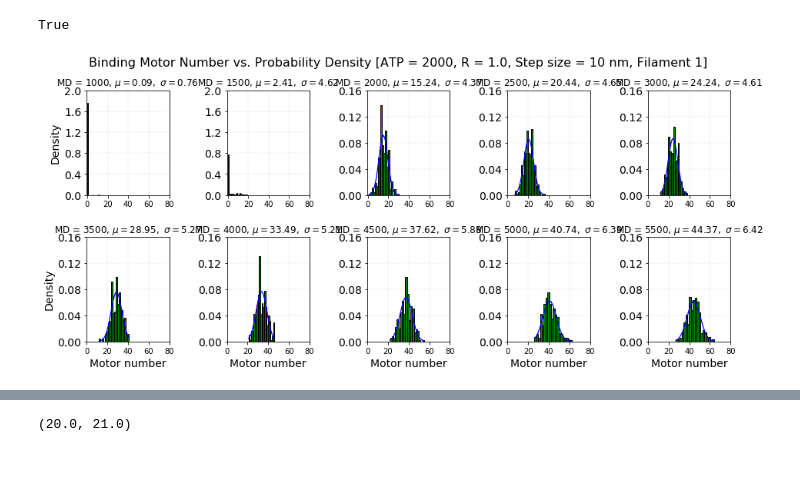
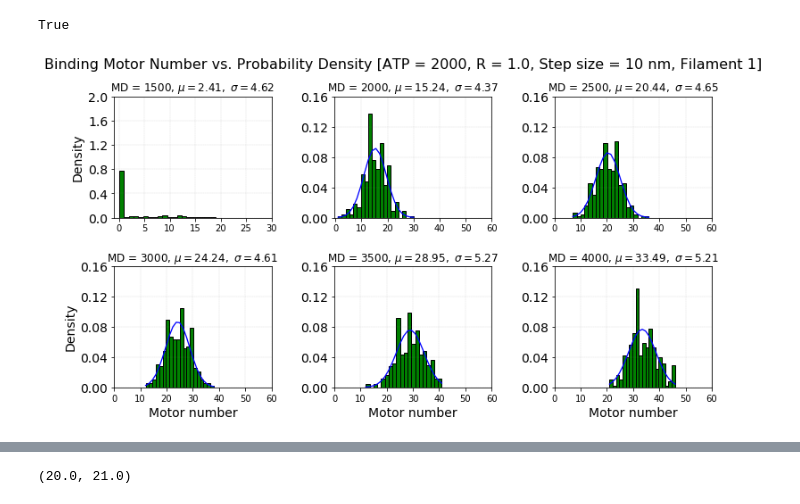
Before and after one commit to SamMachariaPhD/simulate201819, a Jupyter notebook: motorDensity.ipynb, the cells around one changed output, grey strips where cells are left out. Cells and saved outputs as stored; diff of their text form; code cells hidden in the pictures; blank space fills up the shorter version.

```diff
--- a/motorDensity.ipynb
+++ b/motorDensity.ipynb
@@ -185,42 +185,45 @@ np.array_equal(bm873, df)
 # %% [output]
 True
 # %%
-plt.figure(figsize=(15,6))
+plt.figure(figsize=(12,6))
 plt.axis('tight')
 plt.suptitle('Binding Motor Number vs. Probability Density [ATP = 2000, R = 1.0, Step size = 10 nm, Filament 1]', fontsize=16)
 
-plt.subplots_adjust(wspace=0.7)
+plt.subplots_adjust(wspace=0.4)
 plt.subplots_adjust(hspace=0.4)
 plt.axes().set_aspect('equal')
 
-byn = 20; md = 1000
+byn = 20; md = 1500
 
 
 #(mu,sigma)=norm.fit(df6)
 #n,bins,patches = plt.hist(df6,byn, density=True, alpha=1,histtype='bar',ec='black',color='green')
 #plt.plot(bins,1/(sigma*np.sqrt(2*np.pi))*np.exp(-(bins-mu)**2/(2*sigma**2)),'b-',lw=1.3)
 
 
-for i in range(1,11):
-    plt.subplot(2,5,i)
+for i in range(2,8):
+    plt.subplot(2,3,i-1)
     (mu,sigma)=norm.fit(bm873[i])
     n,bins,patches = plt.hist(bm873[i],byn, density=True, alpha=1,histtype='bar',ec='black',color='green')
     #(mu,sigma)=(np.round(bm873[i].mean(),0), np.round(np.std(bm873[i]),0))
     #plt.hist(bm873[i],byn, density=True, alpha=1,histtype='bar',ec='black',color='green')
     plt.title(r'MD = %d, $\mu=%.2f,\ \sigma=%.2f$' %(md, mu, sigma))
     plt.grid(color='gray',which='both',linestyle=':',linewidth=0.25)
     if i>2:
         plt.plot(bins,1/(sigma*np.sqrt(2*np.pi))*np.exp(-(bins-mu)**2/(2*sigma**2)),'b-',lw=1.3)
         plt.yticks(np.arange(0,0.17,step=0.04), fontsize=14)
-        plt.xticks(np.arange(0,81,step=20))
-    elif i<3:
+        plt.xticks(np.arange(0,61,step=10))
+    elif i<3 and i>0:
         plt.yticks(np.arange(0,2.1,step=0.4), fontsize=14)
-        plt.xticks(np.arange(0,81,step=20))
-    if i==1 or i==6:
+        plt.xticks(np.arange(0,31,step=5))
+    elif i<1:
+        plt.yticks(np.arange(0,21,step=5), fontsize=14)
+        plt.xticks(np.arange(0,2.5,step=0.5))
+    if i==2 or i==5:
         plt.ylabel('Density', fontsize=14)
-    if i>5:
+    if i>4:
         plt.xlabel('Motor number', fontsize=14)
     md = md+500
 plt.savefig('bmHist873.svg',fmt='svg',dpi=2000, bbox_inches='tight')
 # %% [output]
-[figure, old version]
+[figure, new version]
```
Also changed, not shown: parts of 21 cells of this notebook, 11 other files.
